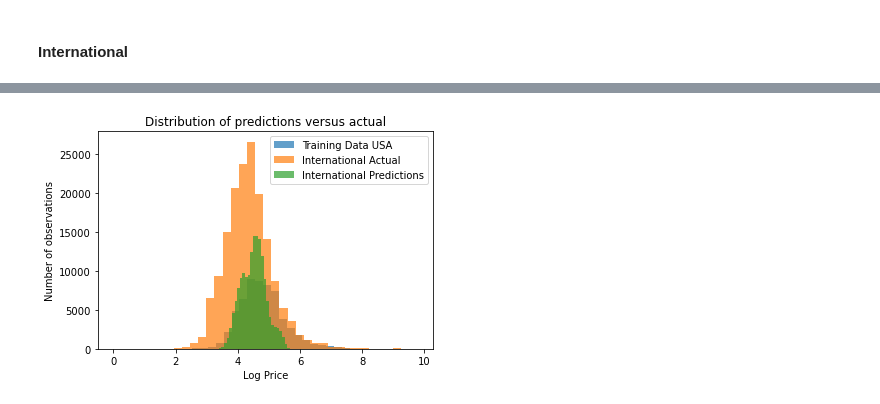
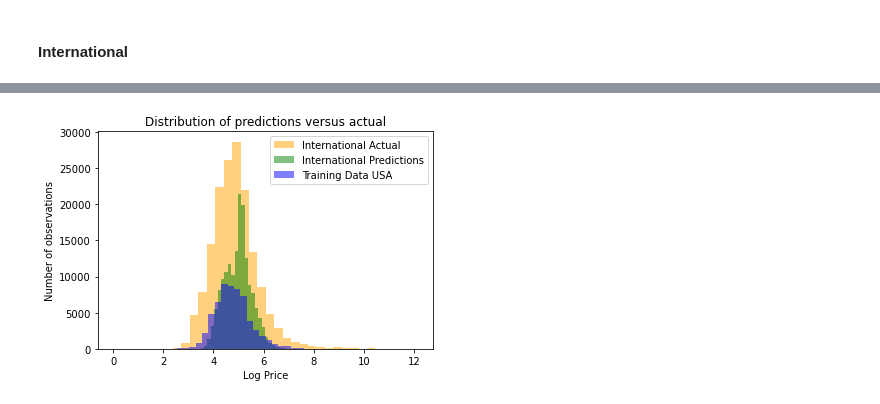
Before and after one commit to nikhil-bhargava/ids-705-final-project, a Jupyter notebook: notebooks/nb-random-forest-modeling.ipynb, the cells around one changed output, grey strips where cells are left out. Saved outputs shown, nothing was run; the diff lists cells and outputs as text; code cells hidden in the pictures.

Commit message:
adding model & preprocess data

```diff
--- a/notebooks/nb-random-forest-modeling.ipynb
+++ b/notebooks/nb-random-forest-modeling.ipynb
@@ -319,19 +303,19 @@ london_X = london.drop(columns=['log_price'])
 paris_y = paris.log_price
 paris_X = paris.drop(columns=['log_price'])
 # %%
-# # standardize madrid data
-# madrid_X = (madrid_X - X_train_mean)/X_train_stdev
-# madrid_X.fillna(0, inplace=True)
-# madrid_X.replace([np.inf, -np.inf], 0, inplace=True)
+# standardize madrid data
+madrid_X = (madrid_X - X_train_mean)/X_train_stdev
+madrid_X.fillna(0, inplace=True)
+madrid_X.replace([np.inf, -np.inf], 0, inplace=True)
 
-# # standardize london data
-# london_X = (london_X - X_train_mean)/X_train_stdev
-# london_X.fillna(0, inplace=True)
-# london_X.replace([np.inf, -np.inf], 0, inplace=True)
+# standardize london data
+london_X = (london_X - X_train_mean)/X_train_stdev
+london_X.fillna(0, inplace=True)
+london_X.replace([np.inf, -np.inf], 0, inplace=True)
 
-# # standardize madrid data
-# paris_X = (paris_X - X_train_mean)/X_train_stdev
-# paris_X.fillna(0, inplace=True)
-# paris_X.replace([np.inf, -np.inf], 0, inplace=True)
+# standardize madrid data
+paris_X = (paris_X - X_train_mean)/X_train_stdev
+paris_X.fillna(0, inplace=True)
+paris_X.replace([np.inf, -np.inf], 0, inplace=True)
 # %% [markdown]
 #### Madrid
@@ -338,3 +324,6 @@ paris_X = paris.drop(columns=['log_price'])
+# %%
+madrid_col = 100/75.8
+madrid_y = madrid_col*madrid_y
 # %%
 mad_start = time.time()
 y_pred = rf_final.predict(madrid_X)
@@ -370,5 +370,8 @@ Median Absolute Error (Madrid): 54.61
 # %% [markdown]
 #### London
+# %%
+london_col = 100/95
+london_y = london_col*london_y
 # %%
 lon_start = time.time()
 y_pred = rf_final.predict(london_X)
@@ -404,5 +418,8 @@ Median Absolute Error (London): 28.54
 # %% [markdown]
 #### Paris
+# %%
+france_col = 100/89.3
+paris_y = france_col*paris_y
 # %%
 paris_start = time.time()
 y_pred = rf_final.predict(paris_X)
@@ -475,11 +503,11 @@ Median Absolute Error (Int): 35.74
 # %%
-plt.hist(y, bins=30, label='Training Data USA', alpha = 0.7)
-plt.hist(international_y, bins=30, label='International Actual', alpha = 0.7)
-plt.hist(y_pred, bins=30, label='International Predictions', alpha = 0.7)
+plt.hist(international_y, bins=30, label='International Actual', color='orange', alpha = 0.5)
+plt.hist(y_pred, bins=30, label='International Predictions', color='green',alpha = 0.5)
+plt.hist(y, bins=30, label='Training Data USA', color='blue', alpha = 0.5)
 plt.title('Distribution of predictions versus actual')
 plt.ylabel('Number of observations')
 plt.xlabel('Log Price')
 plt.legend()
 plt.show()
 # %% [output]
-[figure, old version]
+[figure, new version]
```
Also changed, not shown: parts of 17 cells of this notebook, 1 other file.
